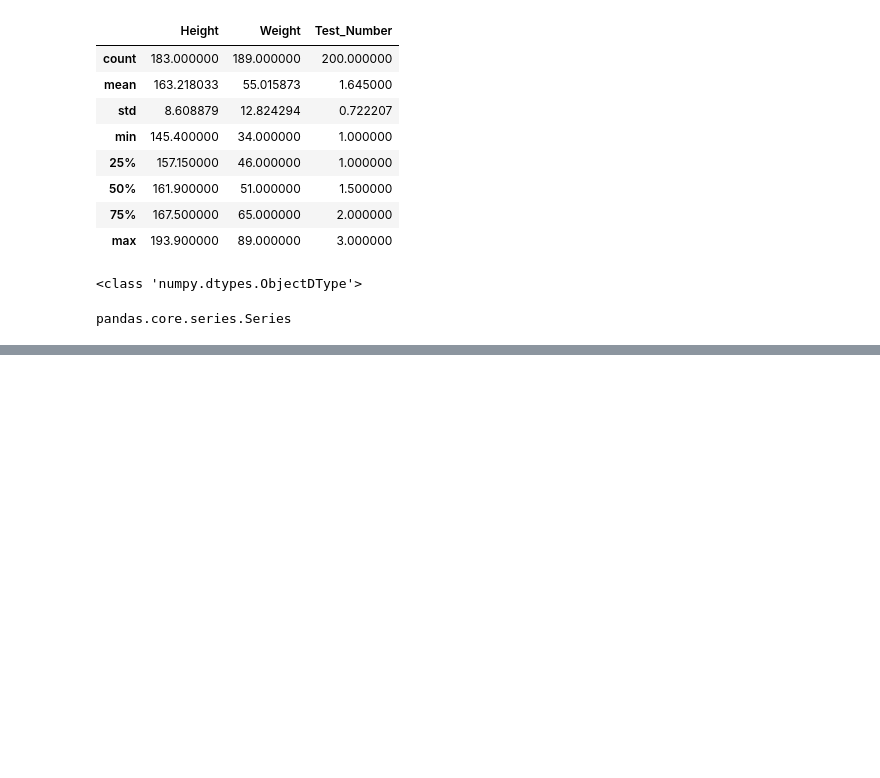
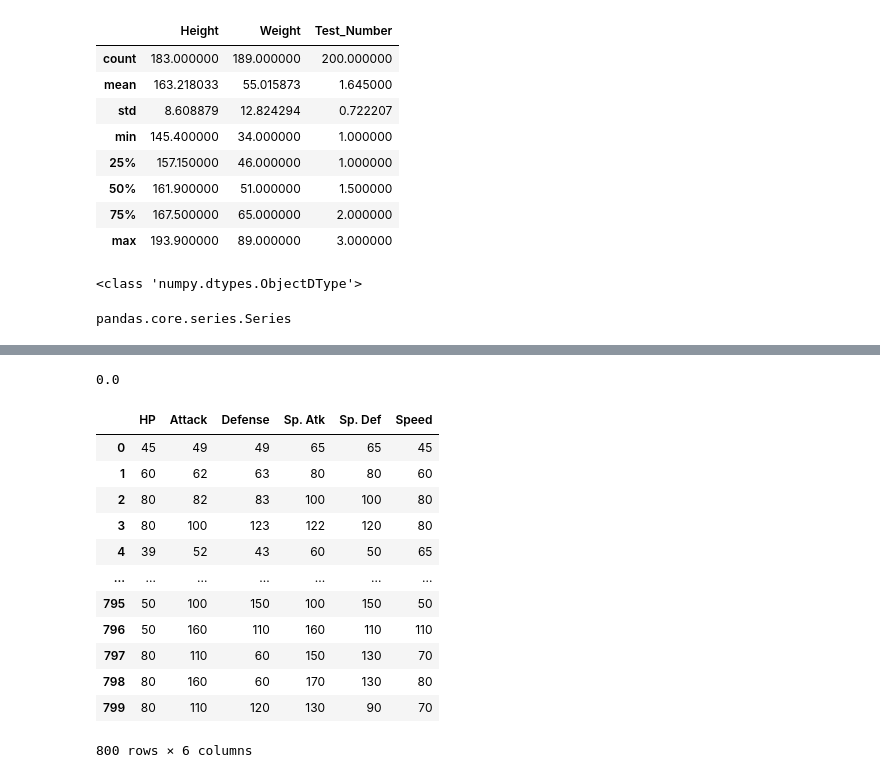
Before and after one commit to aliceSmartCastle/python-pandas-tutorial, a Jupyter notebook: basic_pandas.ipynb, the cells around one changed output, grey strips where cells are left out. Drawn from its saved outputs; the diff is of its cells as text; code cells hidden in the pictures; blank space fills up the shorter version.

```diff
--- a/basic_pandas.ipynb
+++ b/basic_pandas.ipynb
@@ -437,0 +984,21 @@ dtype: float64
+# %%
+
+pokemon=pd.read_csv('pokemon.csv')
+main_info=get_dataframe_column(iter=pokemon,choose_colums=5,end_columns=len(pokemon.columns))
+
+print((main_info.sum(1)!=pokemon['Total']).mean())
+# %% [output]
+0.0
+|  | HP | Attack | Defense | Sp. Atk | Sp. Def | Speed |
+| 0 | 45 | 49 | 49 | 65 | 65 | 45 |
+| 1 | 60 | 62 | 63 | 80 | 80 | 60 |
+| 2 | 80 | 82 | 83 | 100 | 100 | 80 |
+| 3 | 80 | 100 | 123 | 122 | 120 | 80 |
+| 4 | 39 | 52 | 43 | 60 | 50 | 65 |
+| ... | ... | ... | ... | ... | ... | ... |
+| 795 | 50 | 100 | 150 | 100 | 150 | 50 |
+| 796 | 50 | 160 | 110 | 160 | 110 | 110 |
+| 797 | 80 | 110 | 60 | 150 | 130 | 70 |
+| 798 | 80 | 160 | 60 | 170 | 130 | 80 |
+| 799 | 80 | 110 | 120 | 130 | 90 | 70 |
+800 rows × 6 columns
```
Also changed, not shown: parts of 59 cells of this notebook.
